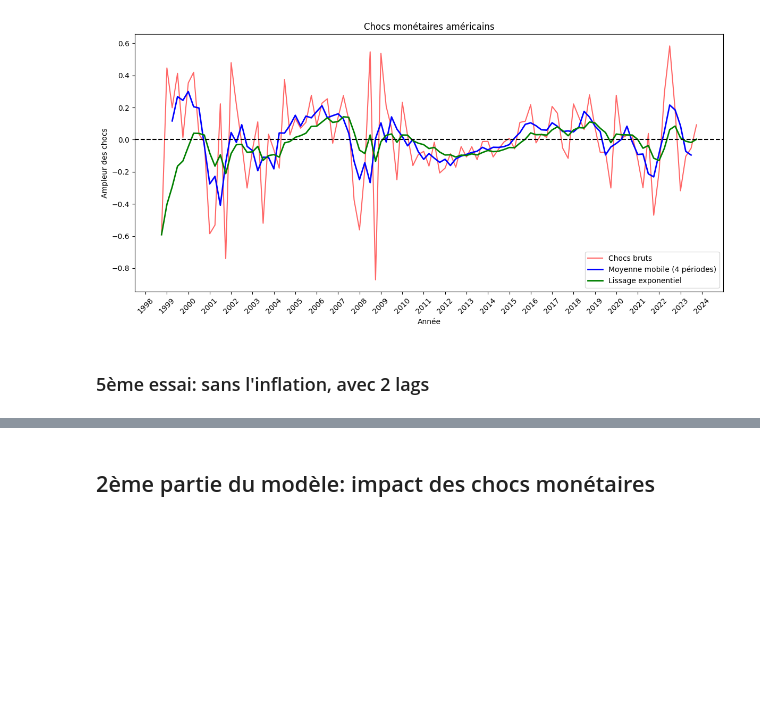
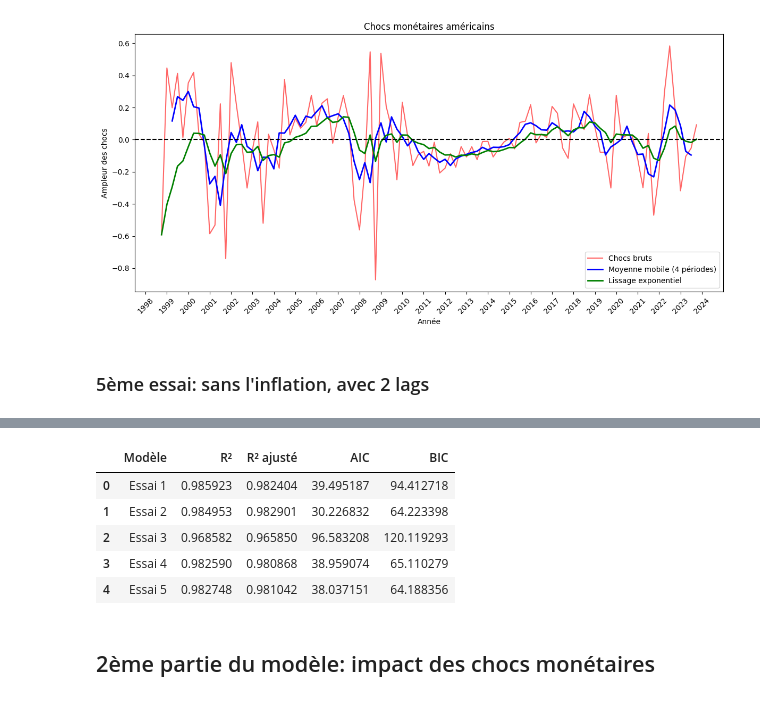
Before and after one commit to enriquealarcon01/Stat-App, a Jupyter notebook: modèle/modèle US.ipynb, the cells around one changed output, grey strips where cells are left out. Drawn from its saved outputs; the diff is of its cells as text; code cells hidden in the pictures; blank space fills up the shorter version.

Commit message:
ajout comparaison des modèles de choc

```diff
--- a/modèle/modèle US.ipynb
+++ b/modèle/modèle US.ipynb
@@ -755,6 +787,39 @@ Notes:
 [1] Standard Errors assume that the covariance matrix of the errors is correctly specified.
 [2] The condition number is large, 1.6e+06. This might indicate that there are
 strong multicollinearity or other numerical problems.
+# %%
+# Sélection du modèle :
+
+# Liste des numéros de modèles
+model_numbers = [1,2, 3, 4, 5]
+
+# Construction du tableau
+tableau = pd.DataFrame({
+    'Modèle': [f'Essai {i}' for i in model_numbers],
+    'R²': [globals()[f'R_{i}'] for i in model_numbers],
+    'R² ajusté': [globals()[f'R_adj_{i}'] for i in model_numbers],
+    'AIC': [globals()[f'aic_{i}'] for i in model_numbers],
+    'BIC': [globals()[f'bic_{i}'] for i in model_numbers]
+})
+
+# Affichage
+display(tableau)
+
+
+tableau.to_latex(
+    'tableau_modeles.tex',
+    index=False,
+    caption='Résumé des critères de sélection des modèles',
+    label='tab:regression_summary',
+    float_format="%.3f"     # trois décimales pour les nombres
+)
+# %% [output]
+|  | Modèle | R² | R² ajusté | AIC | BIC |
+| 0 | Essai 1 | 0.985923 | 0.982404 | 39.495187 | 94.412718 |
+| 1 | Essai 2 | 0.984953 | 0.982901 | 30.226832 | 64.223398 |
+| 2 | Essai 3 | 0.968582 | 0.965850 | 96.583208 | 120.119293 |
+| 3 | Essai 4 | 0.982590 | 0.980868 | 38.959074 | 65.110279 |
+| 4 | Essai 5 | 0.982748 | 0.981042 | 38.037151 | 64.188356 |
 # %% [markdown]
 ## 2ème partie du modèle: impact des chocs monétaires
 # %% [markdown]
```
Also changed, not shown: parts of 9 cells of this notebook, 10 other files.
